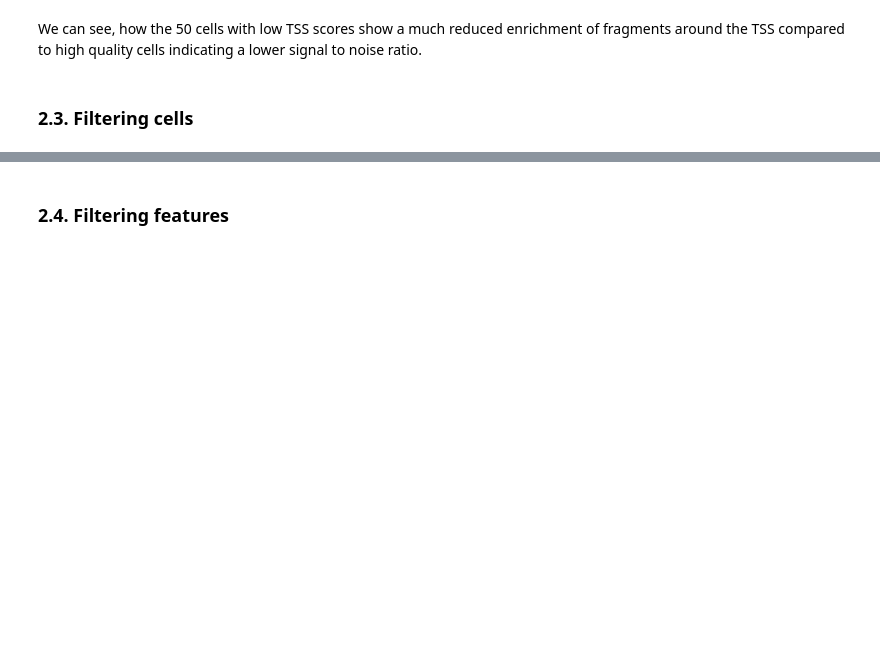
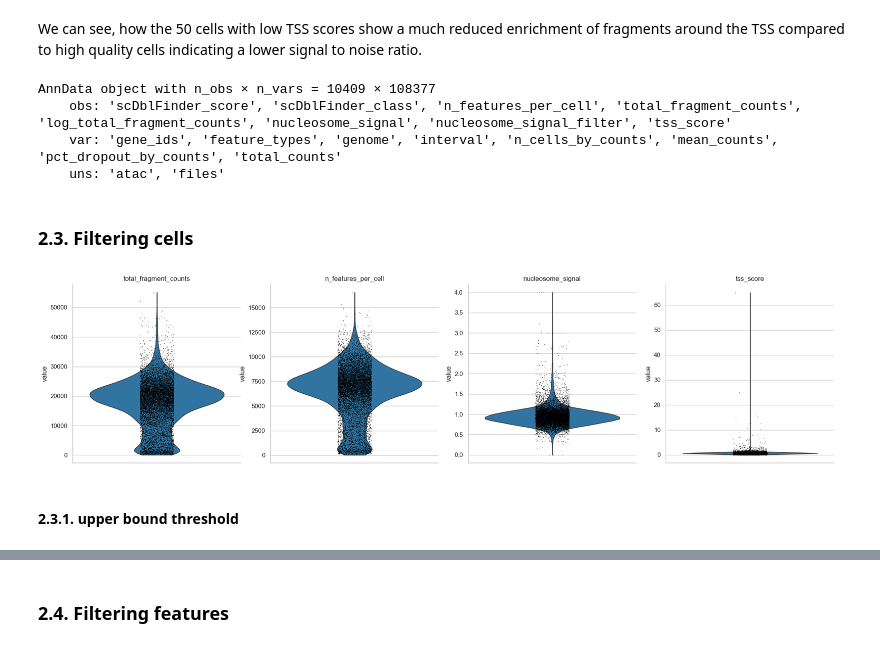
Before and after one commit to chira-ploy/singlecells-DataPlayground, a Jupyter notebook: PBMC10k/ATAC_processing.ipynb, the cells around one changed output, grey strips where cells are left out. Cells and saved outputs as stored; diff of their text form; code cells hidden in the pictures; blank space fills up the shorter version.

Commit message:
set upper bound threshold for filtering

```diff
--- a/PBMC10k/ATAC_processing.ipynb
+++ b/PBMC10k/ATAC_processing.ipynb
@@ -417,5 +417,18 @@ ac.pl.tss_enrichment(tss, color="tss_filter")
 We can see, how the 50 cells with low TSS scores show a much reduced enrichment of fragments around the TSS compared to high quality cells indicating a lower signal to noise ratio.
 # %%
 atac.write_h5ad("atac_qc_metrics.h5ad")
+# %%
+atac
+# %% [output]
+AnnData object with n_obs × n_vars = 10409 × 108377
+    obs: 'scDblFinder_score', 'scDblFinder_class', 'n_features_per_cell', 'total_fragment_counts', 'log_total_fragment_counts', 'nucleosome_signal', 'nucleosome_signal_filter', 'tss_score'
+    var: 'gene_ids', 'feature_types', 'genome', 'interval', 'n_cells_by_counts', 'mean_counts', 'pct_dropout_by_counts', 'total_counts'
+    uns: 'atac', 'files'
 # %% [markdown]
 ### 2.3. Filtering cells
+# %%
+sc.pl.violin(atac, ['total_fragment_counts', 'n_features_per_cell', 'nucleosome_signal', 'tss_score'], multi_panel= True )
+# %% [output]
+[figure, added]
+# %% [markdown]
+#### 2.3.1. upper bound threshold
```
Also changed, not shown: parts of 7 cells of this notebook.
